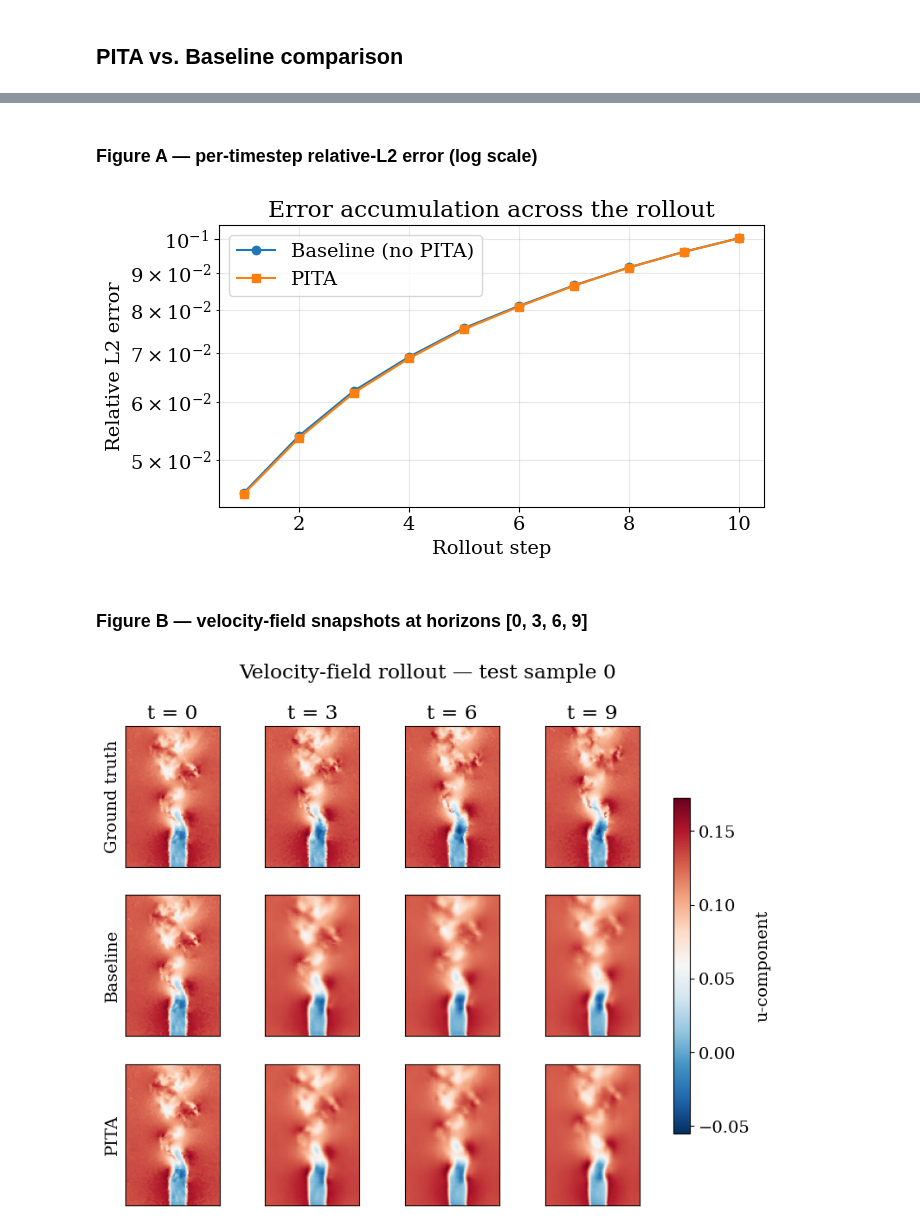
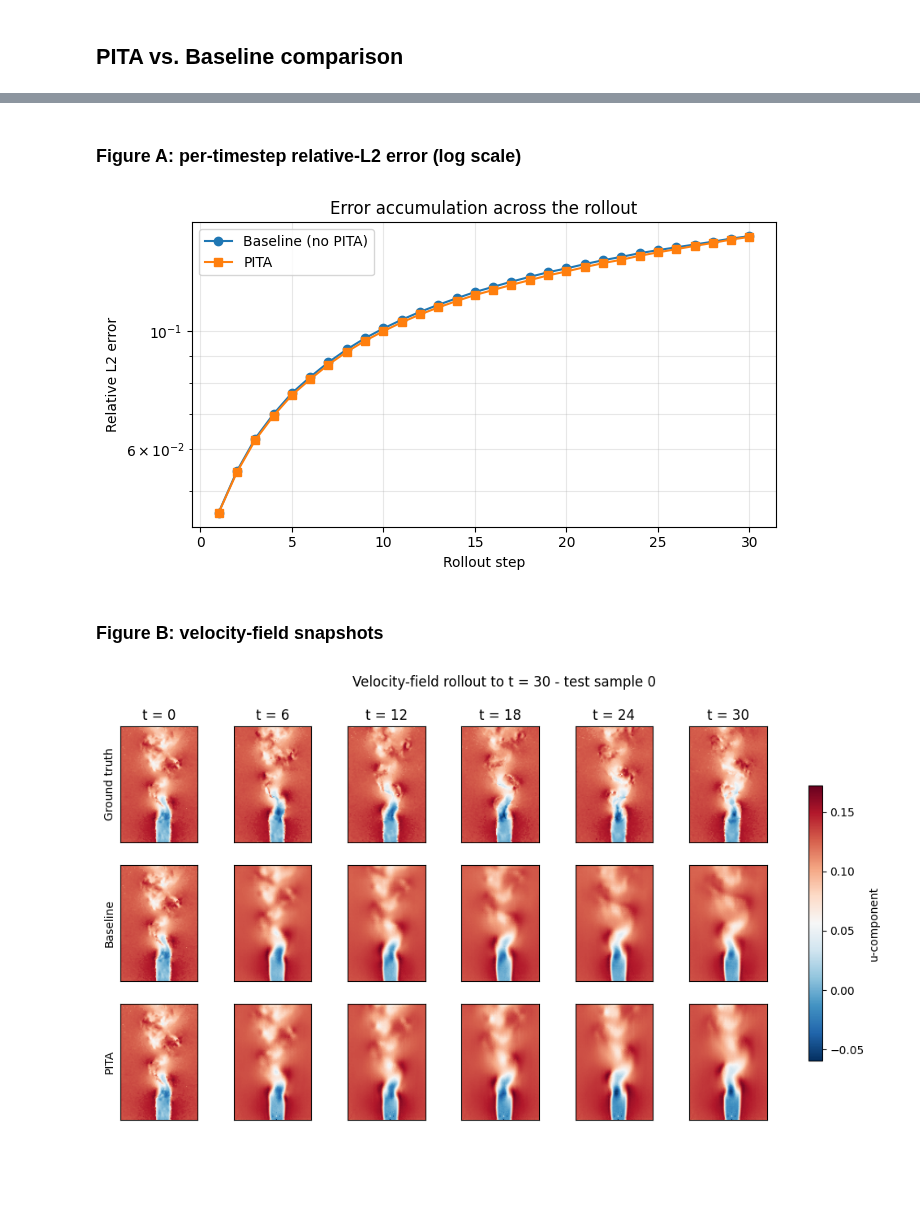
Before and after one commit to zhn2605/fluid-research-adv-NO, a Jupyter notebook: DeepLearning_Analysis.ipynb, the cells around one changed output, grey strips where cells are left out. Saved outputs shown, nothing was run; the diff lists cells and outputs as text; code cells hidden in the pictures; blank space fills up the shorter version.

```diff
--- a/DeepLearning_Analysis.ipynb
+++ b/DeepLearning_Analysis.ipynb
@@ -27,7 +27,7 @@ Ok, this shows what files there are... Should be 3 per speed for each model
 speed = "5Hz_200fps"
 
 UNet_dir = Path("./UNet Output")
-UNet_files = list(UNet_dir.glob(f"*UNet*{speed}*FINAL*.h5"))
+UNet_files = list(UNet_dir.glob(f"*UNet*{speed}*BASELINE*.h5"))
 
 # FNO_dir = Path("./FNO Output")
 # FNO_files = list(FNO_dir.glob(f"*FNO*{speed}*FINAL*.h5"))
@@ -1055,7 +1052,8 @@ def load_run(tag, model_type="UNet", speed=speed):
             uy_m, uy_s = f["u_y_mean"][()], f["u_y_std"][()]
         a[0] = a[0] * ux_s + ux_m;  a[1] = a[1] * uy_s + uy_m
         p[0] = p[0] * ux_s + ux_m;  p[1] = p[1] * uy_s + uy_m
-        u_actual.append(a); u_pred.append(p)
+        u_actual.append(a)
+        u_pred.append(p)
     return np.concatenate(u_actual, axis=1), np.concatenate(u_pred, axis=1)
 
 
@@ -1078,9 +1150,9 @@ shapes  → actual (2, 96, 133, 89, 11), pred (2, 96, 133, 89, 11)  [C, B, H, W,
 # %% [markdown]
-### Figure A — per-timestep relative-L2 error (log scale)
+### Figure A: per-timestep relative-L2 error (log scale)
 # %%
 # Relative L2 error at every horizon, averaged over the test set.
-base_err = get_u_diff_norm(base_act, base_pred, num_steps=base_pred.shape[-1] - 1)
-pita_err = get_u_diff_norm(pita_act, pita_pred, num_steps=pita_pred.shape[-1] - 1)
+base_err = get_u_diff_norm(act_L, base_L, num_steps=ROLLOUT_T)
+pita_err = get_u_diff_norm(act_L, pita_L, num_steps=ROLLOUT_T)
 
 fig, ax = plt.subplots(figsize=(7, 4))
 horizons = np.arange(1, len(base_err) + 1)
@@ -1095,33 +1167,38 @@ ax.legend()
 plt.tight_layout()
 plt.show()
 # %% [output]
-[figure, old version]
+[figure, new version]
 # %% [markdown]
-### Figure B — velocity-field snapshots at horizons [0, 3, 6, 9]
+### Figure B: velocity-field snapshots
 # %%
-# 3 rows (truth / baseline / PITA) × N timesteps. Use the u-component of one test sample.
+def plot_field_grid(rows, horizons, cmap, vmin, vmax, cbar_label, title):
+    fig, axes = plt.subplots(len(rows), len(horizons),
+                             figsize=(2.2 * len(horizons), 2.1 * len(rows)), squeeze=False)
+    for r, (label, field) in enumerate(rows):
+        for c, t in enumerate(horizons):
+            ax = axes[r][c]
+            im = ax.imshow(field[..., t], origin="lower", cmap=cmap, vmin=vmin, vmax=vmax)
+            ax.set_xticks([])
+            ax.set_yticks([])
+            if r == 0: ax.set_title(f"t = {t}")
+            if c == 0: ax.set_ylabel(label)
+    fig.colorbar(im, ax=axes, shrink=0.7, label=cbar_label)
+    fig.suptitle(title)
+    plt.show()
+
 sample_idx = 0
-component  = 0          # 0 = u_x (horizontal), 1 = u_y (vertical)
-horizons   = [0, 3, 6, 9]
+component  = 0
+horizons_L = list(range(0, ROLLOUT_T + 1, max(1, ROLLOUT_T // 5)))
+
 rows = [
-    ("Ground truth", base_act[component, sample_idx]),   # baseline & PITA share the same truth
-    ("Baseline",     base_pred[component, sample_idx]),
-    ("PITA",         pita_pred[component, sample_idx]),
+    ("Ground truth", act_L[component, sample_idx]),
+    ("Baseline",     base_L[component, sample_idx]),
+    ("PITA",         pita_L[component, sample_idx]),
 ]
-
-gt_full = rows[0][1][..., horizons]
-vmin, vmax = float(gt_full.min()), float(gt_full.max())
-
-fig, axes = plt.subplots(len(rows), len(horizons), figsize=(2.5 * len(horizons), 2.4 * len(rows)))
-for r, (label, field) in enumerate(rows):
-    for c, t in enumerate(horizons):
-        ax = axes[r, c]
-        im = ax.imshow(field[..., t], origin="lower", cmap="RdBu_r", vmin=vmin, vmax=vmax)
-        ax.set_xticks([]); ax.set_yticks([])
-        if r == 0: ax.set_title(f"t = {t}")
-        if c == 0: ax.set_ylabel(label)
-fig.colorbar(im, ax=axes, shrink=0.7, label="u-component")
-fig.suptitle(f"Velocity-field rollout — test sample {sample_idx}")
-plt.show()
+gt_show = rows[0][1][..., horizons_L]
+plot_field_grid(rows, horizons_L, cmap="RdBu_r",
+                vmin=float(gt_show.min()), vmax=float(gt_show.max()),
+                cbar_label="u-component",
+                title=f"Velocity-field rollout to t = {ROLLOUT_T} - test sample {sample_idx}")
 # %% [output]
-[figure, old version]
+[figure, new version]
```
Also changed, not shown: parts of 11 cells of this notebook, 6 other files.
